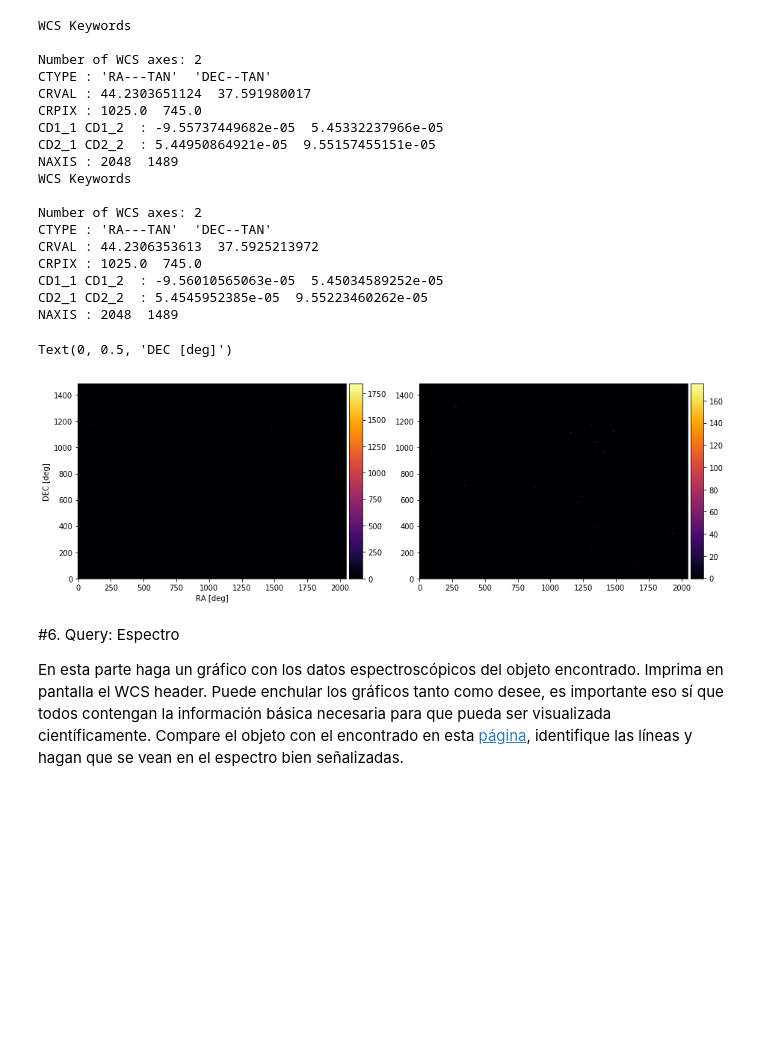
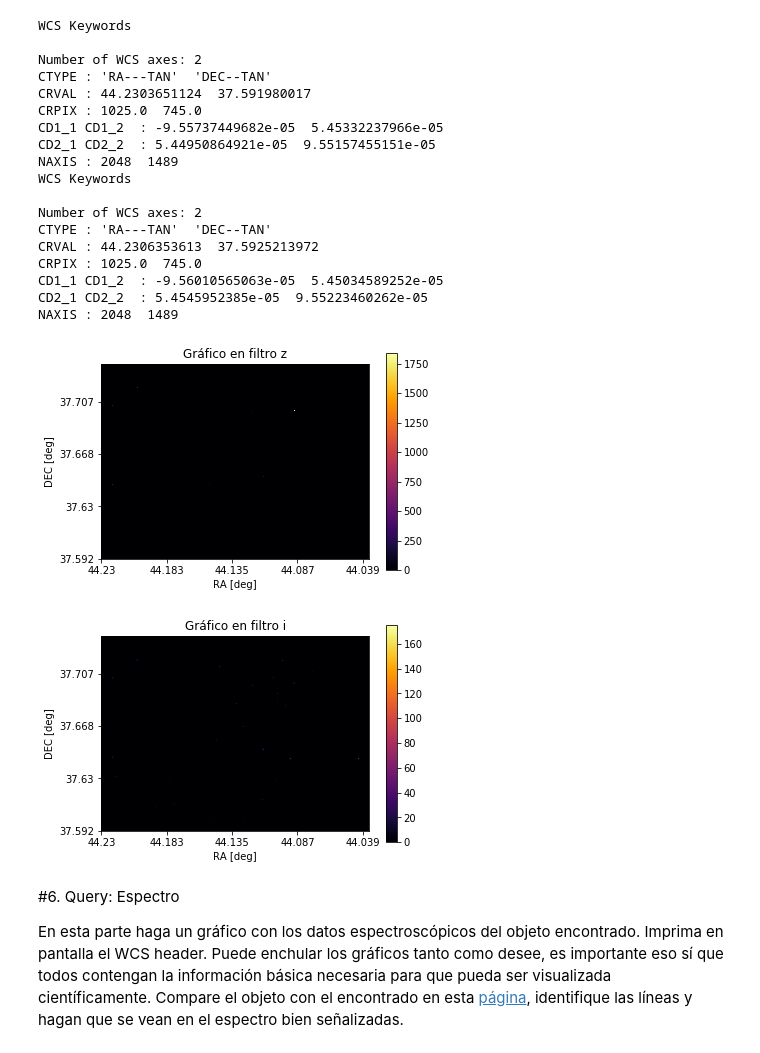
Before and after one commit to kosarrara/minitarea4, a Jupyter notebook: minitarea4.ipynb, the cells around one changed output. Cells and saved outputs as stored; diff of their text form; code cells hidden in the pictures; blank space fills up the shorter version.

```diff
--- a/minitarea4.ipynb
+++ b/minitarea4.ipynb
@@ -481,43 +481,46 @@ CRPIX : 1025.0  745.0
 CD1_1 CD1_2  : -9.56010565063e-05  5.45034589252e-05
 CD2_1 CD2_2  : 5.4545952385e-05  9.55223460262e-05
 NAXIS : 2048  1489
-# %%
-#Grafico
-
-
-plt.imshow()
-
-
-#fig, ax=plt.subplots(figsize=(15,10),ncols=2)
-#imagen1=ax[0].imshow(fit1[0].data, cmap="inferno",origin="lower")
-
-#divider1 = make_axes_locatable(ax[0])
-#cax1 = divider1.append_axes('right', size='5%', pad=0.05)
-#plt.colorbar(imagen1,cax=cax1)
-
-#imagen2=ax[1].imshow(fit2[0].data, cmap="inferno",origin="lower")
-#divider2 = make_axes_locatable(ax[1])
-#cax2 = divider2.append_axes('right', size='5%', pad=0.05)
-#plt.colorbar(imagen2,cax=cax2)
-
-#COORDENADAS EJE X
-#RA_inicio=header1["CRVAL1"]
-#RA_step=header1["CD1_1"]
-#RA_fin=RA_inicio+RA_step*(header1["NAXIS1"])
-#RA=RA_inicio+np.arange(0,header1["NAXIS1"])*RA_step
-#ax[0].set_xticks((0,500,1000,1500,2000), (round(RA[0],3),round(RA[500],3),round(RA[1000],3),round(RA[1500],3),round(RA[2000],3)))
-#ax[0].set_xlabel("RA [deg]")
-
-#COORDENADAS EJE Y
-#DEC_inicio=header1["CRVAL2"]
-#DEC_step=header1["CD2_2"]
-#DEC_fin=DEC_inicio+DEC_step*(header1["NAXIS2"])
-#DEC=DEC_inicio+DEC_step*np.arange(0,header1["NAXIS2"])
-#ax[0].yticks((0,500,1000,1400),(round(DEC[0],3),round(DEC[500],3),round(DEC[1000],3),round(DEC[1400],3)))
-#ax[0].set_ylabel("DEC [deg]")
-# %% [output]
-Text(0, 0.5, 'DEC [deg]')
-[figure, removed]
+# %%
+#Grafico
+headerl=fit1[0].header
+headerd=fit2[0].header
+datal=fit1[0].data
+datad=fit2[0].data
+#RA
+RAinicial=headerl["CRVAL1"]
+RAstep=headerl["CD1_1"]
+RAn=RAinicial+RAstep*np.arange(0,headerl["NAXIS1"])
+
+xObj=headerl["CRPIX1"]
+yObj=headerl["CRPIX2"]
+
+#DEC
+DECinicial=headerl["CRVAL2"]
+DECstep=headerl["CD2_2"]
+DECn=DECinicial+DECstep*np.arange(0,headerl["NAXIS2"])
+
+plt.imshow(datal,cmap="inferno",origin="lower", vmin=0)
+cb=plt.colorbar()
+plt.xlabel("RA [deg]")
+plt.ylabel("DEC [deg]")
+plt.xticks((0,500,1000,1500,2000),((round(RAn[0],3)),(round(RAn[500],3)),(round(RAn[1000],3)),(round(RAn[1500],3)),(round(RAn[2000],3))))
+plt.yticks((0,400,800,1200),((round(DECn[0],3)),(round(DECn[400],3)),(round(DECn[800],3)),(round(DECn[1200],3))))
+plt.title("Gráfico en filtro z")
+plt.show()
+
+
+plt.imshow(datad,cmap="inferno",origin="lower", vmin=0)
+cb=plt.colorbar()
+plt.xlabel("RA [deg]")
+plt.ylabel("DEC [deg]")
+plt.xticks((0,500,1000,1500,2000),((round(RAn[0],3)),(round(RAn[500],3)),(round(RAn[1000],3)),(round(RAn[1500],3)),(round(RAn[2000],3))))
+plt.yticks((0,400,800,1200),((round(DECn[0],3)),(round(DECn[400],3)),(round(DECn[800],3)),(round(DECn[1200],3))))
+plt.title("Gráfico en filtro i")
+plt.show()
+# %% [output]
+[figure, added]
+[figure, added]
 # %% [markdown]
 #6. Query: Espectro
 
```
Also changed, not shown: parts of 2 cells of this notebook.
